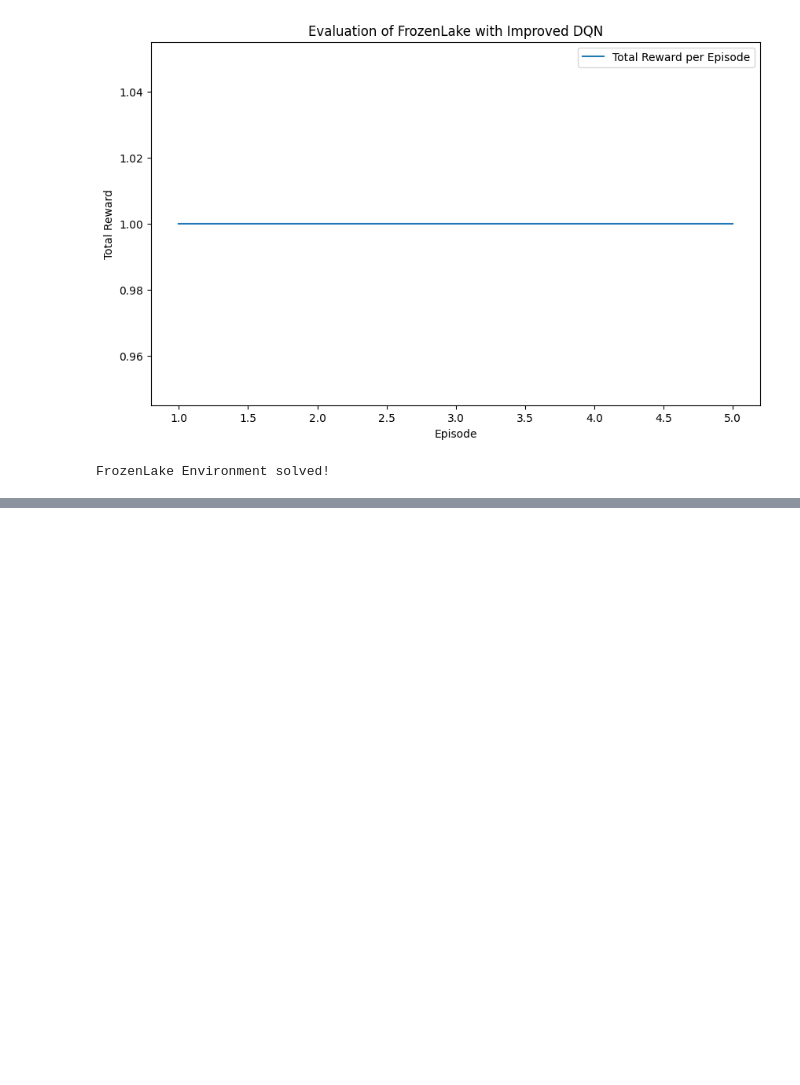
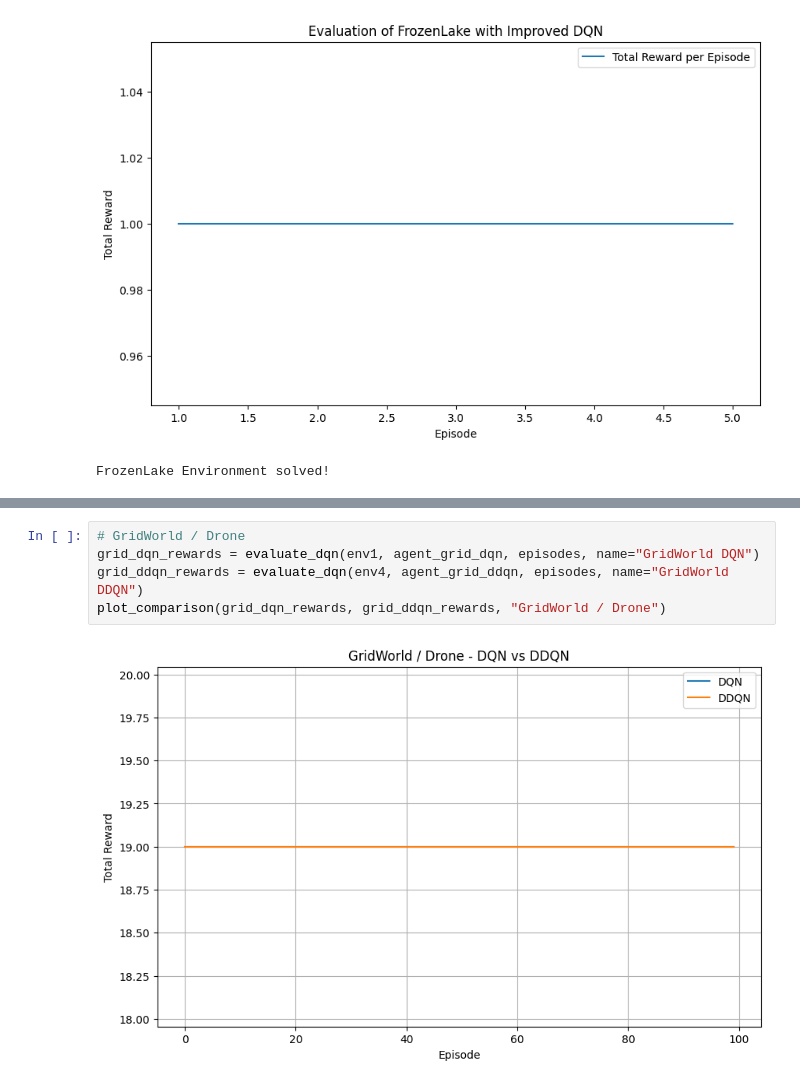
Before and after one commit to ruthvik-30/assignment2-CSE546-RL, a Jupyter notebook: a2_part_3_ruthvikv_smathur4.ipynb, the cells around one changed output, grey strips where cells are left out. Drawn from its saved outputs; the diff is of its cells as text; blank space fills up the shorter version.

```diff
--- a/a2_part_3_ruthvikv_smathur4.ipynb
+++ b/a2_part_3_ruthvikv_smathur4.ipynb
@@ -530,0 +735,7 @@ FrozenLake Environment solved!
+# %%
+# GridWorld / Drone
+grid_dqn_rewards = evaluate_dqn(env1, agent_grid_dqn, episodes, name="GridWorld DQN")
+grid_ddqn_rewards = evaluate_dqn(env4, agent_grid_ddqn, episodes, name="GridWorld DDQN")
+plot_comparison(grid_dqn_rewards, grid_ddqn_rewards, "GridWorld / Drone")
+# %% [output]
+[figure, added]
```
Also changed, not shown: parts of 5 cells of this notebook, 3 other files.
